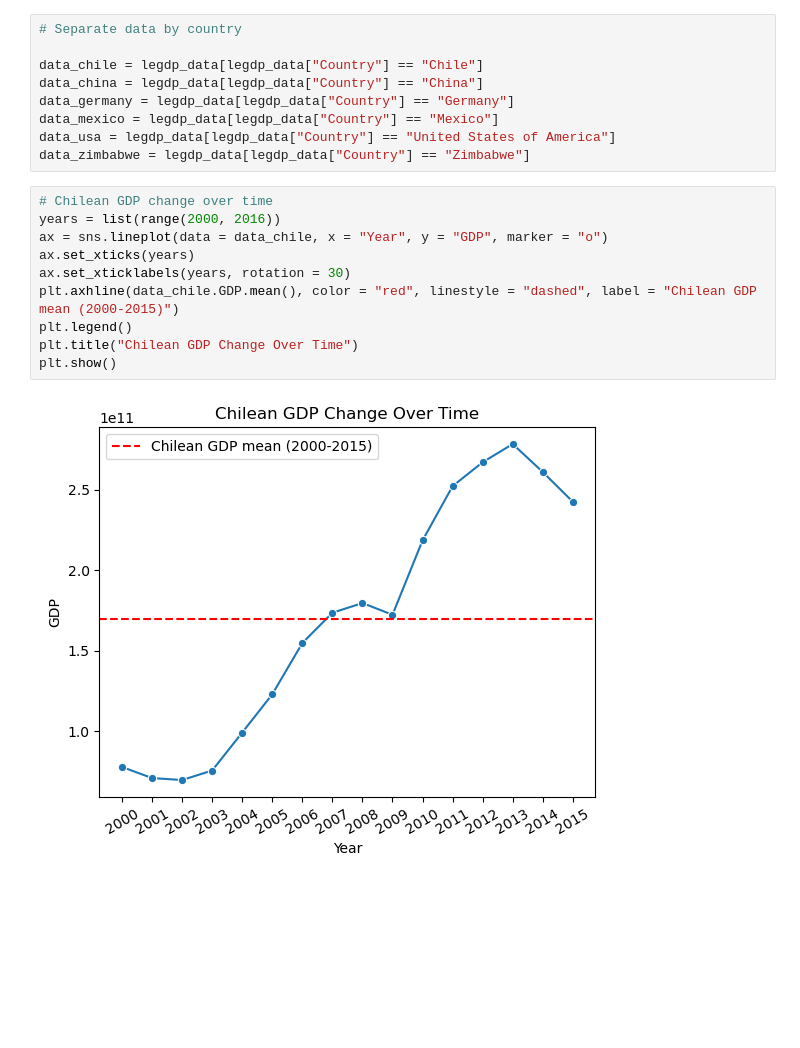
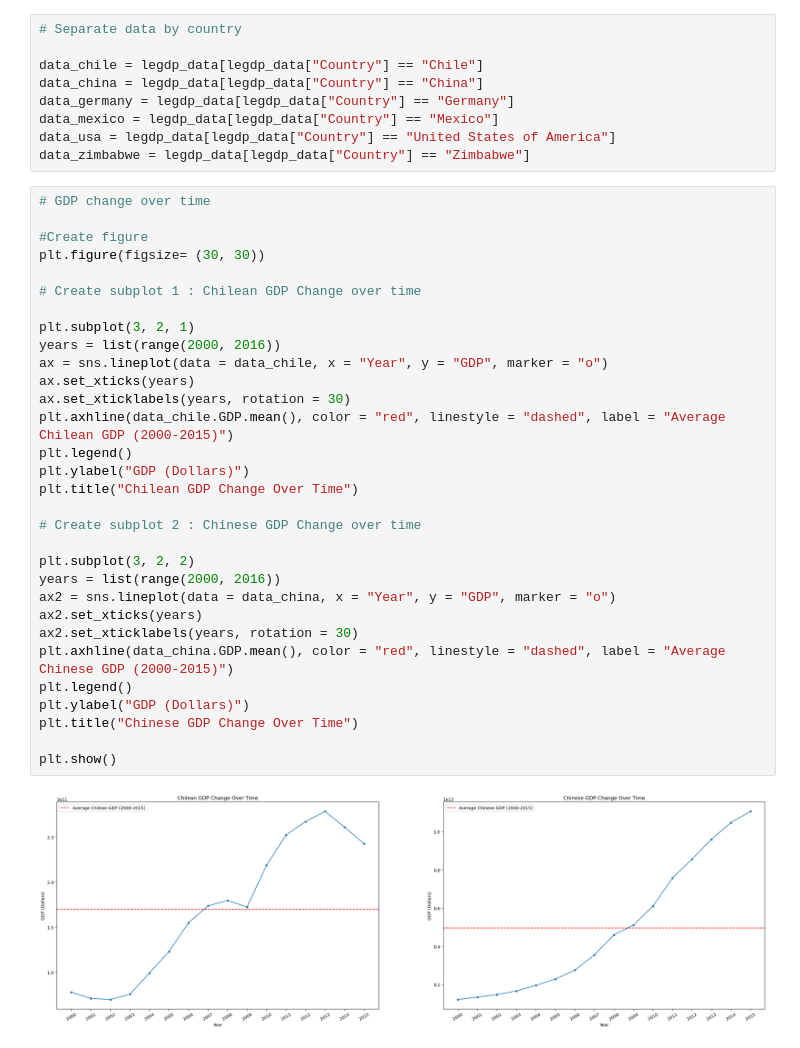
Before and after one commit to Claudio-AhumadaL/Life-Expectancy-and-GDP-Analysis, a Jupyter notebook: life_expectancy_gdp_Claudio-AhumadaL.ipynb, the cells around one changed output. Drawn from its saved outputs; the diff is of its cells as text; blank space fills up the shorter version.

Commit message:
Modify code in cell 7 to show GDP over time using subplots
Completed chilean and chinese GDP vs time lineplot using seaborn

```diff
--- a/life_expectancy_gdp_Claudio-AhumadaL.ipynb
+++ b/life_expectancy_gdp_Claudio-AhumadaL.ipynb
@@ -89,14 +89,35 @@ data_mexico = legdp_data[legdp_data["Country"] == "Mexico"]
 data_usa = legdp_data[legdp_data["Country"] == "United States of America"]
 data_zimbabwe = legdp_data[legdp_data["Country"] == "Zimbabwe"]
 # %%
-# Chilean GDP change over time
+# GDP change over time
+
+#Create figure
+plt.figure(figsize= (30, 30))
+
+# Create subplot 1 : Chilean GDP Change over time
+
+plt.subplot(3, 2, 1)
 years = list(range(2000, 2016))
 ax = sns.lineplot(data = data_chile, x = "Year", y = "GDP", marker = "o")
 ax.set_xticks(years)
 ax.set_xticklabels(years, rotation = 30)
-plt.axhline(data_chile.GDP.mean(), color = "red", linestyle = "dashed", label = "Chilean GDP mean (2000-2015)")
+plt.axhline(data_chile.GDP.mean(), color = "red", linestyle = "dashed", label = "Average Chilean GDP (2000-2015)")
 plt.legend()
+plt.ylabel("GDP (Dollars)")
 plt.title("Chilean GDP Change Over Time")
+
+# Create subplot 2 : Chinese GDP Change over time
+
+plt.subplot(3, 2, 2)
+years = list(range(2000, 2016))
+ax2 = sns.lineplot(data = data_china, x = "Year", y = "GDP", marker = "o")
+ax2.set_xticks(years)
+ax2.set_xticklabels(years, rotation = 30)
+plt.axhline(data_china.GDP.mean(), color = "red", linestyle = "dashed", label = "Average Chinese GDP (2000-2015)")
+plt.legend()
+plt.ylabel("GDP (Dollars)")
+plt.title("Chinese GDP Change Over Time")
+
 plt.show()
 # %% [output]
-[figure, old version]
+[figure, new version]
```
